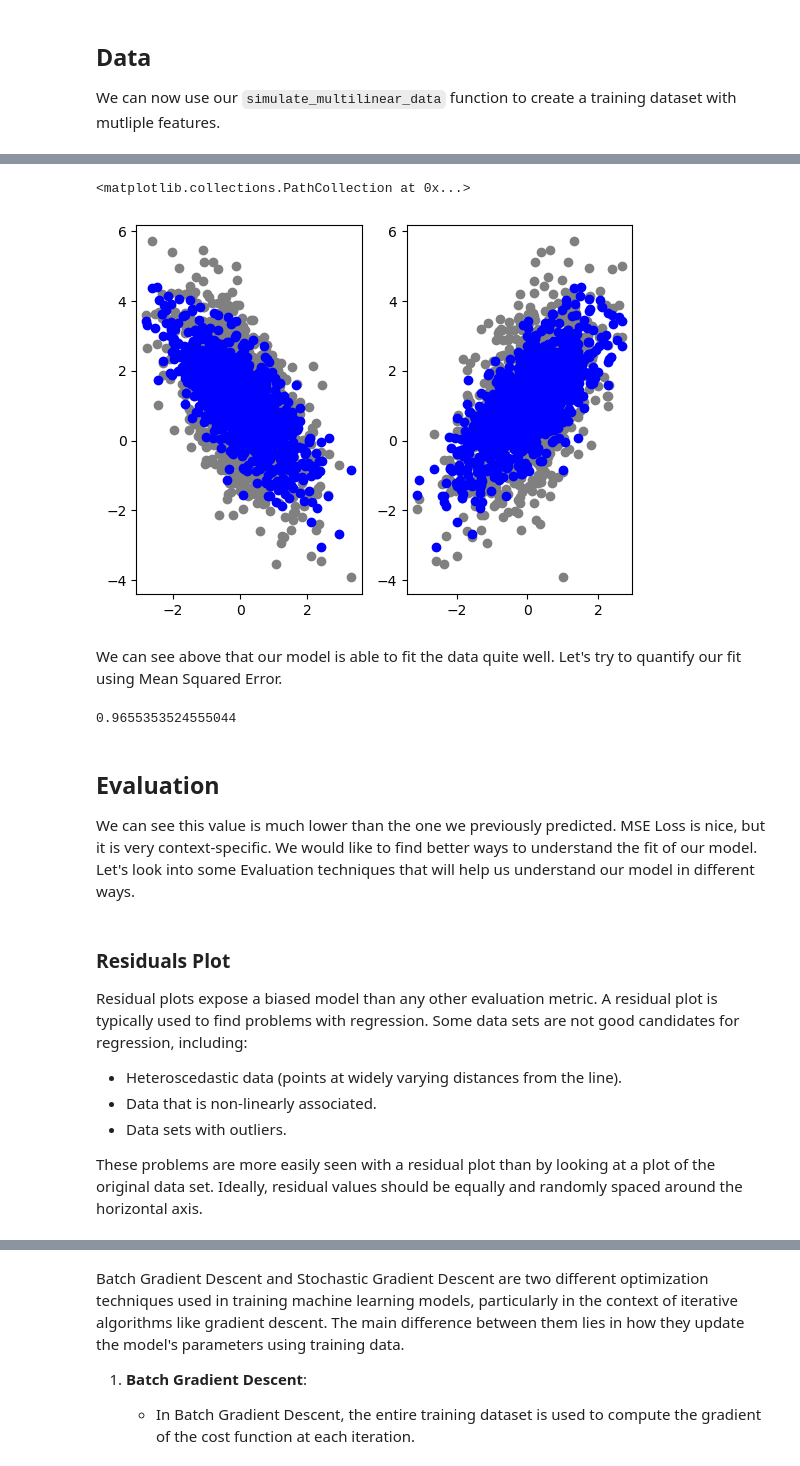
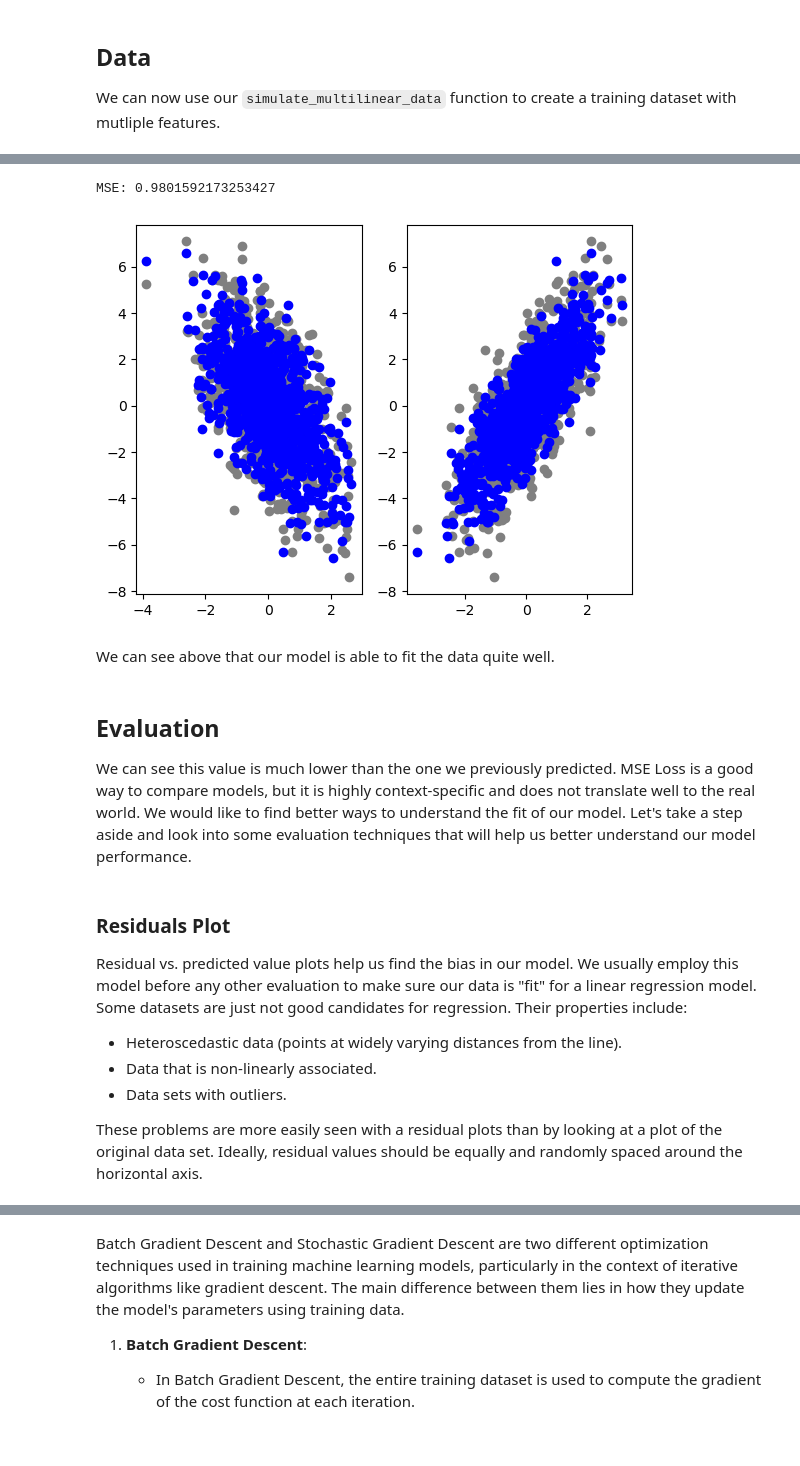
Before and after one commit to sardarchitect/fscoreai-ml, a Jupyter notebook: linear_model/1-Linear_Regression.ipynb, the cells around one changed output, grey strips where cells are left out. Drawn from its saved outputs; the diff is of its cells as text; code cells hidden in the pictures.

Commit message:
Add comments and context to notebook

```diff
--- a/linear_model/1-Linear_Regression.ipynb
+++ b/linear_model/1-Linear_Regression.ipynb
@@ -262,8 +263,7 @@ where $i = (1,\dots,n)$, $j = (1,\dots,d)$, $\theta_0$ is the bias and $\theta_j
 # %%
 class LinearRegression():
     def __init__(self):
-        # Hard-coded default values
-        self.coef_ = np.array([1, -1])
+        self.coef_ = np.array([1, 1])
         self.intercept_ = 0
 
     def fit(self, X, y):
@@ -278,6 +278,7 @@ class LinearRegression():
         self.intercept_ = y_mean - (S_XY / S_XX * X_mean)
         self.coef_ = S_XY / S_XX
 
+    # UPDATED
     def predict(self, X):
         num_samples, num_features = X.shape[0], X.shape[1]
         y_preds = []
@@ -394,37 +387,34 @@ class LinearRegression():
         return np.array(y_preds).reshape(-1, 1)
 # %%
 model = LinearRegression()
-y_preds = model.fit(X, y)
+model.fit(X, y)
 y_preds = model.predict(X)
 
 
 fig, ax = plt.subplots(1,2)
 ax[0].scatter(X[:,0], y, c="gray")
 ax[0].scatter(X[:,0], y_preds, c="blue")
 
 ax[1].scatter(X[:,1], y, c="gray")
 ax[1].scatter(X[:,1], y_preds, c="blue")
+
+print("MSE:",MSELoss(y, y_preds))
 # %% [output]
-<matplotlib.collections.PathCollection at 0x...>
+MSE: 0.9801592173253427
-[figure, old version]
+[figure, new version]
 # %% [markdown]
-We can see above that our model is able to fit the data quite well. Let's try to quantify our fit using Mean Squared Error.
+We can see above that our model is able to fit the data quite well.
-# %%
-print(MSELoss(y, y_preds))
-# %% [output]
-0.9655353524555044
 # %% [markdown]
 ## Evaluation
-We can see this value is much lower than the one we previously predicted. MSE Loss is nice, but it is very context-specific. We would like to find better ways to understand the fit of our model. Let's look into some Evaluation techniques that will help us understand our model in different ways.
+We can see this value is much lower than the one we previously predicted. MSE Loss is a good way to compare models, but it is highly context-specific and does not translate well to the real world. We would like to find better ways to understand the fit of our model. Let's take a step aside and look into some evaluation techniques that will help us better understand our model performance.
 # %% [markdown]
 ### Residuals Plot
-Residual plots expose a biased model than any other evaluation metric. A residual plot is typically used to find problems with regression. Some data sets are not good candidates for regression, including:
-
+Residual vs. predicted value plots help us find the bias in our model. We usually employ this model before any other evaluation to make sure our data is "fit" for a linear regression model. Some datasets are just not good candidates for regression. Their properties include:
 - Heteroscedastic data (points at widely varying distances from the line).
 - Data that is non-linearly associated.
 - Data sets with outliers.
 
-These problems are more easily seen with a residual plot than by looking at a plot of the original data set. Ideally, residual values should be equally and randomly spaced around the horizontal axis.
+These problems are more easily seen with a residual plots than by looking at a plot of the original data set. Ideally, residual values should be equally and randomly spaced around the horizontal axis.
 # %%
 # Residual Plot
 residuals = y_preds - y
```
Also changed, not shown: parts of 24 cells of this notebook.
